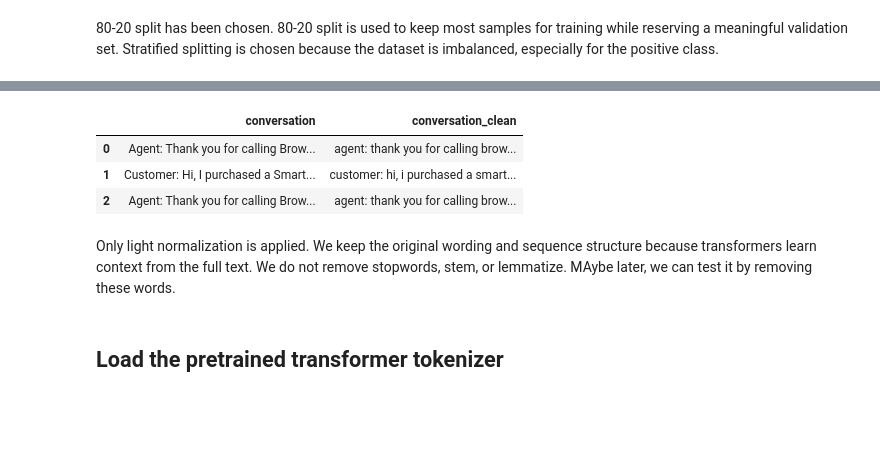
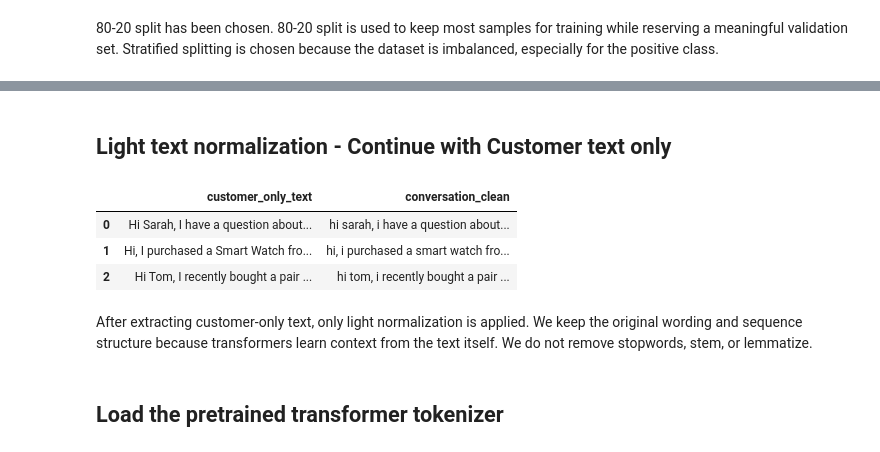
Before and after one commit to ftmoztl/cs-conversation-sentiment-analysis, a Jupyter notebook: analysis/pre-process-customer-only.ipynb, the cells around one changed output, grey strips where cells are left out. Cells and saved outputs as stored; diff of their text form; code cells hidden in the pictures; blank space fills up the shorter version.

Commit message:
Save new preprocessed array (customer-text only)

```diff
--- a/analysis/pre-process-customer-only.ipynb
+++ b/analysis/pre-process-customer-only.ipynb
@@ -154,6 +154,12 @@ Name: proportion, dtype: float64
 # %%
-def normalize_text_for_transformer(text):
-    text = str(text).lower()
-    text = re.sub(r"\s+", " ", text) # replace multiple spaces with a single space
-    text = text.strip() # Remove spaces from beginning and end
-    return text
+def extract_customer_only_text(conversation):
+    conversation = str(conversation)
+    customer_parts = re.findall(r"Customer:\s*(.*?)(?=\n\n(?:Agent|Customer):|$)", conversation, flags=re.DOTALL)
+    customer_parts = [part.strip() for part in customer_parts if part.strip()]
+    return " ".join(customer_parts)
+# %%
+train_split_df["customer_only_text"] = train_split_df[text_col].apply(extract_customer_only_text)
+val_split_df["customer_only_text"] = val_split_df[text_col].apply(extract_customer_only_text)
+test_model_df["customer_only_text"] = test_model_df[text_col].apply(extract_customer_only_text)
+
+display(train_split_df[[text_col, "customer_only_text"]].head(3))
@@ -160,16 +203,24 @@ def normalize_text_for_transformer(text):
+# %% [markdown]
+## Light text normalization - Continue with Customer text only
 # %%
-train_split_df["conversation_clean"] = train_split_df[text_col].apply(normalize_text_for_transformer)
-val_split_df["conversation_clean"] = val_split_df[text_col].apply(normalize_text_for_transformer)
-test_model_df["conversation_clean"] = test_model_df[text_col].apply(normalize_text_for_transformer)
+def normalize_text_for_transformer(text):
+    text = str(text).lower()
+    text = re.sub(r"\s+", " ", text)
+    text = text.strip()
+    return text
 
-display(train_split_df[[text_col, "conversation_clean"]].head(3))
+train_split_df["conversation_clean"] = train_split_df["customer_only_text"].apply(normalize_text_for_transformer)
+val_split_df["conversation_clean"] = val_split_df["customer_only_text"].apply(normalize_text_for_transformer)
+test_model_df["conversation_clean"] = test_model_df["customer_only_text"].apply(normalize_text_for_transformer)
+
+display(train_split_df[["customer_only_text", "conversation_clean"]].head(3))
 # %% [output]
-|  | conversation | conversation_clean |
-| 0 | Agent: Thank you for calling Brow... | agent: thank you for calling brow... |
-| 1 | Customer: Hi, I purchased a Smart... | customer: hi, i purchased a smart... |
-| 2 | Agent: Thank you for calling Brow... | agent: thank you for calling brow... |
+|  | customer_only_text | conversation_clean |
+| 0 | Hi Sarah, I have a question about... | hi sarah, i have a question about... |
+| 1 | Hi, I purchased a Smart Watch fro... | hi, i purchased a smart watch fro... |
+| 2 | Hi Tom, I recently bought a pair ... | hi tom, i recently bought a pair ... |
 # %% [markdown]
-Only light normalization is applied. We keep the original wording and sequence structure because transformers learn context from the full text. We do not remove stopwords, stem, or lemmatize. MAybe later, we can test it by removing these words.
+After extracting customer-only text, only light normalization is applied. We keep the original wording and sequence structure because transformers learn context from the text itself. We do not remove stopwords, stem, or lemmatize.
 # %% [markdown]
 ## Load the pretrained transformer tokenizer
 # %%
```
Also changed, not shown: parts of 10 cells of this notebook, 9 other files.
